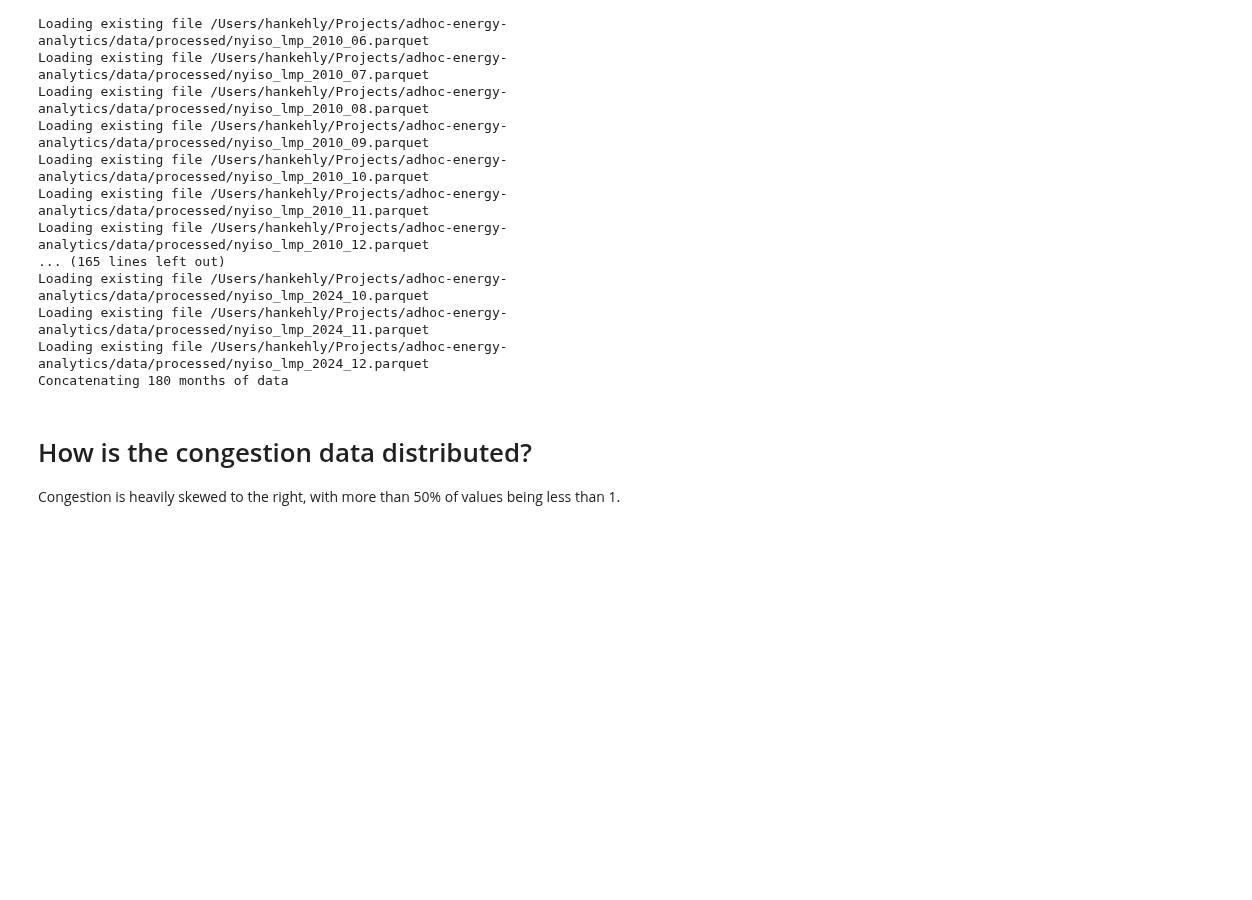
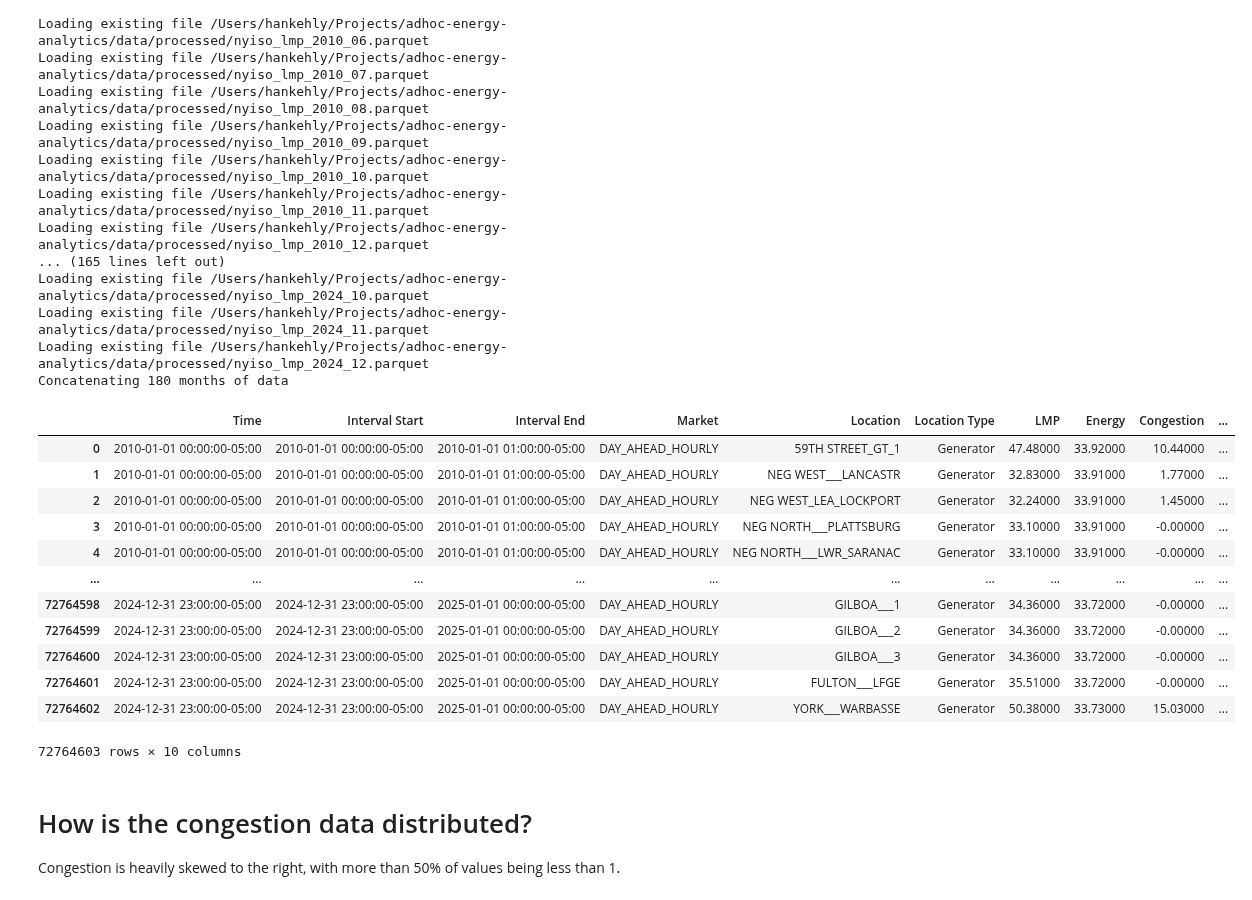
Before and after one commit to hankehly/adhoc-energy-analytics, a Jupyter notebook: notebooks/202506141626_eda.ipynb, the cells around one changed output. Cells and saved outputs as stored; diff of their text form; code cells hidden in the pictures; blank space fills up the shorter version.

```diff
--- a/notebooks/202506141626_eda.ipynb
+++ b/notebooks/202506141626_eda.ipynb
@@ -212,6 +212,22 @@ Loading existing file /Users/hankehly/Projects/adhoc-energy-analytics/data/proce
 Loading existing file /Users/hankehly/Projects/adhoc-energy-analytics/data/processed/nyiso_lmp_2024_11.parquet
 Loading existing file /Users/hankehly/Projects/adhoc-energy-analytics/data/processed/nyiso_lmp_2024_12.parquet
 Concatenating 180 months of data
+# %%
+df
+# %% [output]
+|  | Time | Interval Start | Interval End | Market | Location | Location Type | LMP | Energy | Congestion | ... |
+| 0 | 2010-01-01 00:00:00-05:00 | 2010-01-01 00:00:00-05:00 | 2010-01-01 01:00:00-05:00 | DAY_AHEAD_HOURLY | 59TH STREET_GT_1 | Generator | 47.48000 | 33.92000 | 10.44000 | ... |
+| 1 | 2010-01-01 00:00:00-05:00 | 2010-01-01 00:00:00-05:00 | 2010-01-01 01:00:00-05:00 | DAY_AHEAD_HOURLY | NEG WEST___LANCASTR | Generator | 32.83000 | 33.91000 | 1.77000 | ... |
+| 2 | 2010-01-01 00:00:00-05:00 | 2010-01-01 00:00:00-05:00 | 2010-01-01 01:00:00-05:00 | DAY_AHEAD_HOURLY | NEG WEST_LEA_LOCKPORT | Generator | 32.24000 | 33.91000 | 1.45000 | ... |
+| 3 | 2010-01-01 00:00:00-05:00 | 2010-01-01 00:00:00-05:00 | 2010-01-01 01:00:00-05:00 | DAY_AHEAD_HOURLY | NEG NORTH___PLATTSBURG | Generator | 33.10000 | 33.91000 | -0.00000 | ... |
+| 4 | 2010-01-01 00:00:00-05:00 | 2010-01-01 00:00:00-05:00 | 2010-01-01 01:00:00-05:00 | DAY_AHEAD_HOURLY | NEG NORTH___LWR_SARANAC | Generator | 33.10000 | 33.91000 | -0.00000 | ... |
+| ... | ... | ... | ... | ... | ... | ... | ... | ... | ... | ... |
+| 72764598 | 2024-12-31 23:00:00-05:00 | 2024-12-31 23:00:00-05:00 | 2025-01-01 00:00:00-05:00 | DAY_AHEAD_HOURLY | GILBOA___1 | Generator | 34.36000 | 33.72000 | -0.00000 | ... |
+| 72764599 | 2024-12-31 23:00:00-05:00 | 2024-12-31 23:00:00-05:00 | 2025-01-01 00:00:00-05:00 | DAY_AHEAD_HOURLY | GILBOA___2 | Generator | 34.36000 | 33.72000 | -0.00000 | ... |
+| 72764600 | 2024-12-31 23:00:00-05:00 | 2024-12-31 23:00:00-05:00 | 2025-01-01 00:00:00-05:00 | DAY_AHEAD_HOURLY | GILBOA___3 | Generator | 34.36000 | 33.72000 | -0.00000 | ... |
+| 72764601 | 2024-12-31 23:00:00-05:00 | 2024-12-31 23:00:00-05:00 | 2025-01-01 00:00:00-05:00 | DAY_AHEAD_HOURLY | FULTON___LFGE | Generator | 35.51000 | 33.72000 | -0.00000 | ... |
+| 72764602 | 2024-12-31 23:00:00-05:00 | 2024-12-31 23:00:00-05:00 | 2025-01-01 00:00:00-05:00 | DAY_AHEAD_HOURLY | YORK___WARBASSE | Generator | 50.38000 | 33.73000 | 15.03000 | ... |
+72764603 rows × 10 columns
 # %% [markdown]
 # How is the congestion data distributed?
 
```
Also changed, not shown: 4 other files.
